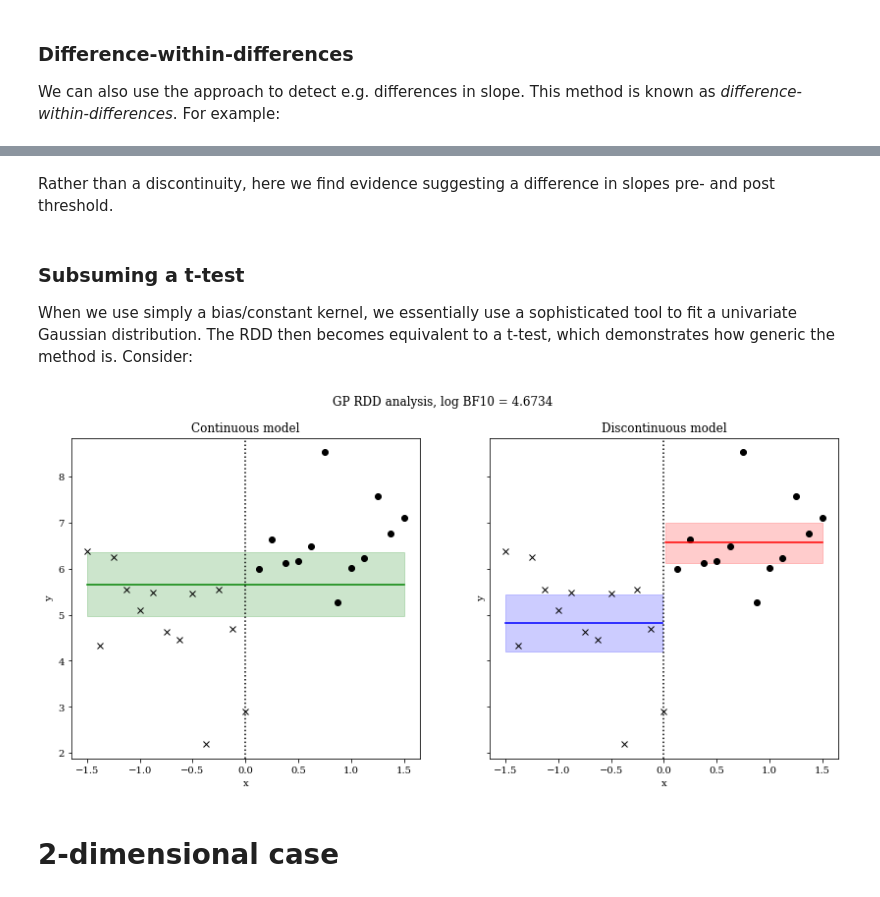
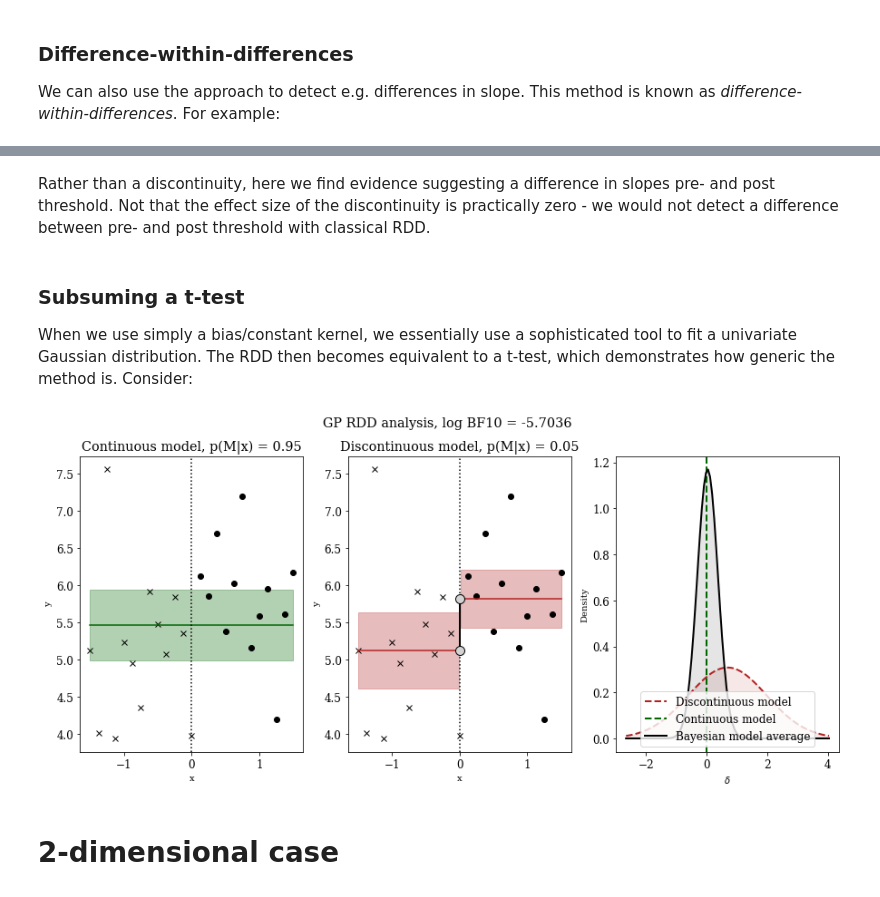
Before and after one commit to mhinne/GPRDD, a Jupyter notebook: GPRDD_notebook.ipynb, the cells around one changed output, grey strips where cells are left out. Cells and saved outputs as stored; diff of their text form; code cells hidden in the pictures.

```diff
--- a/GPRDD_notebook.ipynb
+++ b/GPRDD_notebook.ipynb
@@ -99,31 +100,31 @@ gprdd.plot(x_test)
 # %% [markdown]
-Rather than a discontinuity, here we find evidence suggesting a difference in slopes pre- and post threshold.
+Rather than a discontinuity, here we find evidence suggesting a difference in slopes pre- and post threshold. Not that the effect size of the discontinuity is practically zero - we would not detect a difference between pre- and post threshold with classical RDD.
 # %% [markdown]
 ### Subsuming a t-test
 When we use simply a bias/constant kernel, we essentially use a sophisticated tool to fit a univariate Gaussian distribution. The RDD then becomes equivalent to a t-test, which demonstrates how generic the method is. Consider:
 # %%
 def generate_data_1D_const(n, labelFunc, gap=2.0):
     xmin    = -1.5
     xmax    = 1.5
     x       = np.linspace(xmin, xmax, num=n)
     noise   = np.random.normal(size=n)
 
     b0, b1= (5, 0.0)
     y = b0 + noise
 
     labels = labelFunc(x)
     y[labels] += gap
 
     return x, y, labels
 #
-x, y, _ = generate_data_1D_const(25, labelFunc, gap=2.0)
+x, y, _ = generate_data_1D_const(25, labelFunc, gap=1.0)
 
-kernel = get_kernel(kerneltype='ttest', D=D)
+kernel = get_kernel(kerneltype='ttest', D=1)
 gprdd = GPRDDAnalysis.GPRDDAnalysis(x, y, kernel, labelFunc)
 gprdd.train()
-gprdd.plot(x_test)
+gprdd.plot(x_test, plotEffectSize=True)
 # %% [output]
-[figure, old version]
+[figure, new version]
 # %% [markdown]
 # 2-dimensional case
 # %%
```
Also changed, not shown: parts of 9 cells of this notebook, 2 other files.
